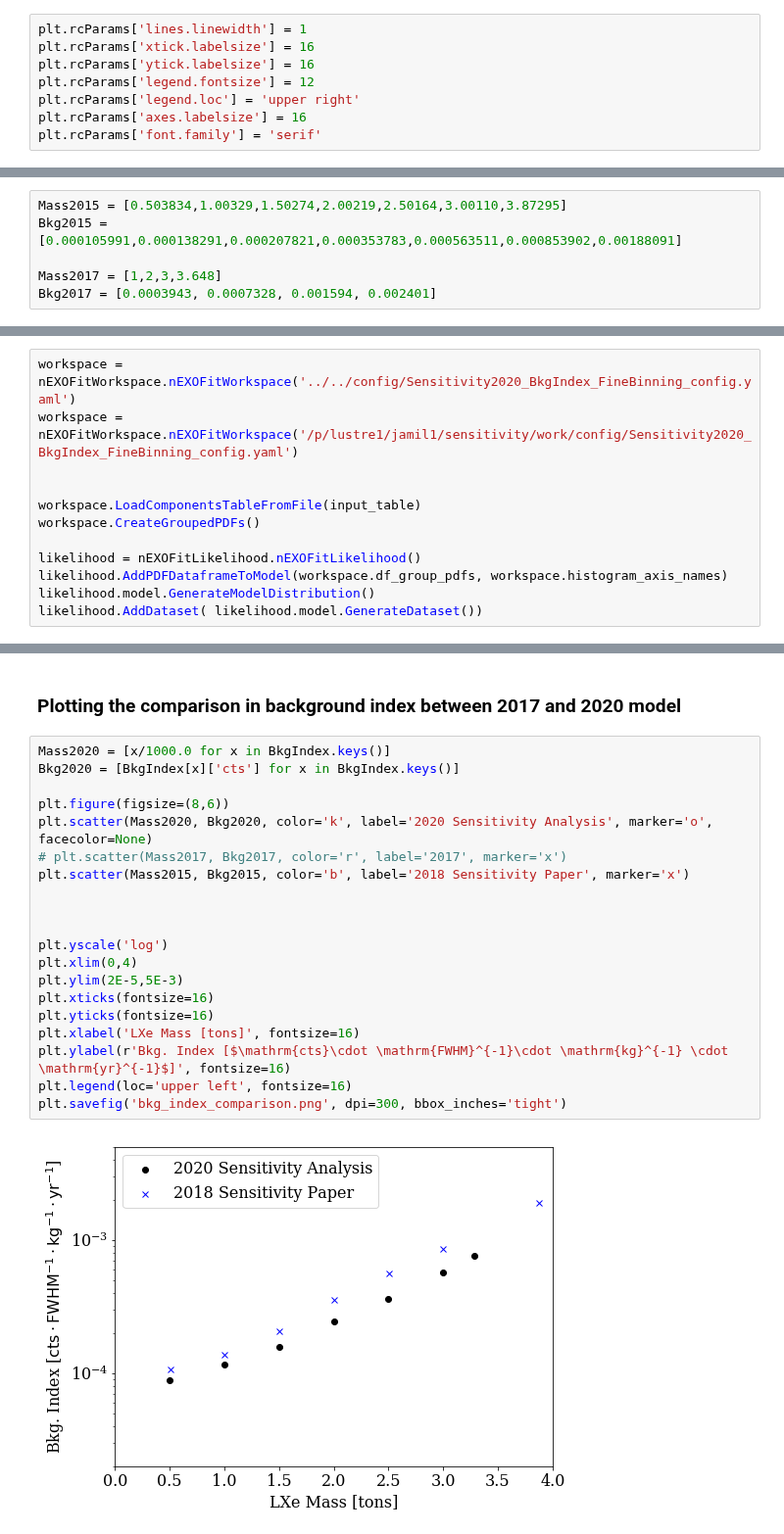
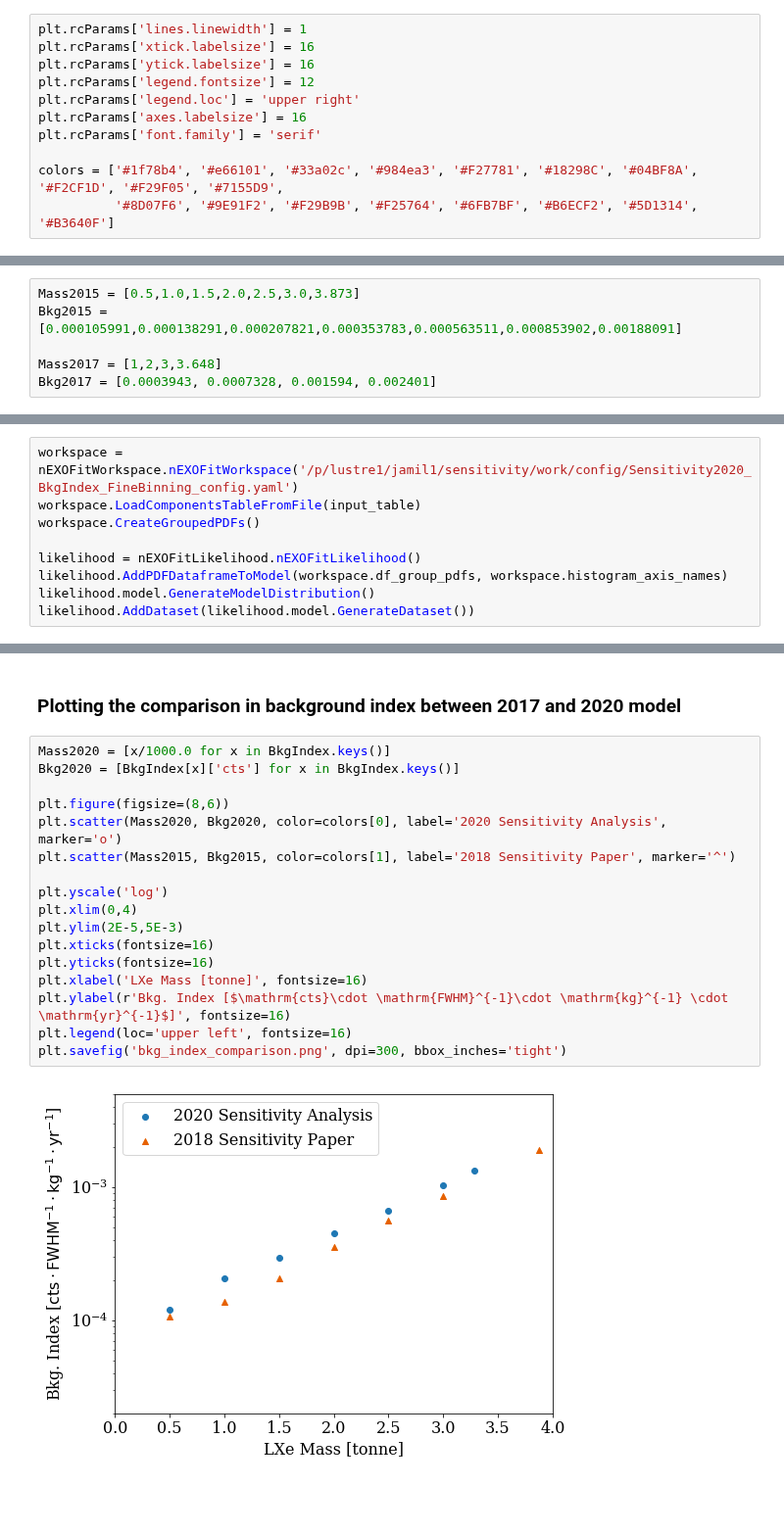
Before and after one commit to YMTheory/sensitivity, a Jupyter notebook: work/SensitivityPaper2020_scripts/CountingExperiment/CountsInROI.ipynb, the cells around one changed output, grey strips where cells are left out. Shown at 98% size. Drawn from its saved outputs; the diff is of its cells as text; blank space fills up the shorter version.

```diff
--- a/work/SensitivityPaper2020_scripts/CountingExperiment/CountsInROI.ipynb
+++ b/work/SensitivityPaper2020_scripts/CountingExperiment/CountsInROI.ipynb
@@ -30,5 +30,8 @@ plt.rcParams['legend.fontsize'] = 12
 plt.rcParams['legend.loc'] = 'upper right'
 plt.rcParams['axes.labelsize'] = 16
 plt.rcParams['font.family'] = 'serif'
+
+colors = ['#1f78b4', '#e66101', '#33a02c', '#984ea3', '#F27781', '#18298C', '#04BF8A', '#F2CF1D', '#F29F05', '#7155D9',
+          '#8D07F6', '#9E91F2', '#F29B9B', '#F25764', '#6FB7BF', '#B6ECF2', '#5D1314', '#B3640F']
 # %% [markdown]
 ### Defining which components table to read in
@@ -42,7 +41,7 @@ input_table = '/p/lustre1/jamil1/sensitivity/work/SensitivityPaper2020_scripts/C
 ### Importing the background index from the last sensitivity paper
 Number from the 2017 sensitivity paper, gotten from digitizing Figure 8 from https://arxiv.org/abs/1710.05075
 # %%
-Mass2015 = [0.503834,1.00329,1.50274,2.00219,2.50164,3.00110,3.87295]
+Mass2015 = [0.5,1.0,1.5,2.0,2.5,3.0,3.873]
 Bkg2015 = [0.000105991,0.000138291,0.000207821,0.000353783,0.000563511,0.000853902,0.00188091]
 
 Mass2017 = [1,2,3,3.648]
@@ -50,17 +49,14 @@ Bkg2017 = [0.0003943, 0.0007328, 0.001594, 0.002401]
 # %% [markdown]
 ### Creating the workspace and loading data into the likelihood model
 # %%
-workspace = nEXOFitWorkspace.nEXOFitWorkspace('../../config/Sensitivity2020_BkgIndex_FineBinning_config.yaml')
 workspace = nEXOFitWorkspace.nEXOFitWorkspace('/p/lustre1/jamil1/sensitivity/work/config/Sensitivity2020_BkgIndex_FineBinning_config.yaml')
-
-
 workspace.LoadComponentsTableFromFile(input_table)
 workspace.CreateGroupedPDFs()
 
 likelihood = nEXOFitLikelihood.nEXOFitLikelihood()
 likelihood.AddPDFDataframeToModel(workspace.df_group_pdfs, workspace.histogram_axis_names)
 likelihood.model.GenerateModelDistribution()
-likelihood.AddDataset( likelihood.model.GenerateDataset())
+likelihood.AddDataset(likelihood.model.GenerateDataset())
 # %% [output]
 Loading input data froma previously-generated components table....
 
@@ -193,22 +188,19 @@ The background index in the inner most 3281 kg is 7.56e-04 cts/FWHM/kg/yr
 # %%
 Mass2020 = [x/1000.0 for x in BkgIndex.keys()]
 Bkg2020 = [BkgIndex[x]['cts'] for x in BkgIndex.keys()]
 
 plt.figure(figsize=(8,6))
-plt.scatter(Mass2020, Bkg2020, color='k', label='2020 Sensitivity Analysis', marker='o', facecolor=None)
-# plt.scatter(Mass2017, Bkg2017, color='r', label='2017', marker='x')
-plt.scatter(Mass2015, Bkg2015, color='b', label='2018 Sensitivity Paper', marker='x')
-
-
+plt.scatter(Mass2020, Bkg2020, color=colors[0], label='2020 Sensitivity Analysis', marker='o')
+plt.scatter(Mass2015, Bkg2015, color=colors[1], label='2018 Sensitivity Paper', marker='^')
 
 plt.yscale('log')
 plt.xlim(0,4)
 plt.ylim(2E-5,5E-3)
 plt.xticks(fontsize=16)
 plt.yticks(fontsize=16)
-plt.xlabel('LXe Mass [tons]', fontsize=16)
+plt.xlabel('LXe Mass [tonne]', fontsize=16)
 plt.ylabel(r'Bkg. Index [$\mathrm{cts}\cdot \mathrm{FWHM}^{-1}\cdot \mathrm{kg}^{-1} \cdot \mathrm{yr}^{-1}$]', fontsize=16)
 plt.legend(loc='upper left', fontsize=16)
 plt.savefig('bkg_index_comparison.png', dpi=300, bbox_inches='tight')
 # %% [output]
-[figure, old version]
+[figure, new version]
```
Also changed, not shown: parts of 9 cells of this notebook.
